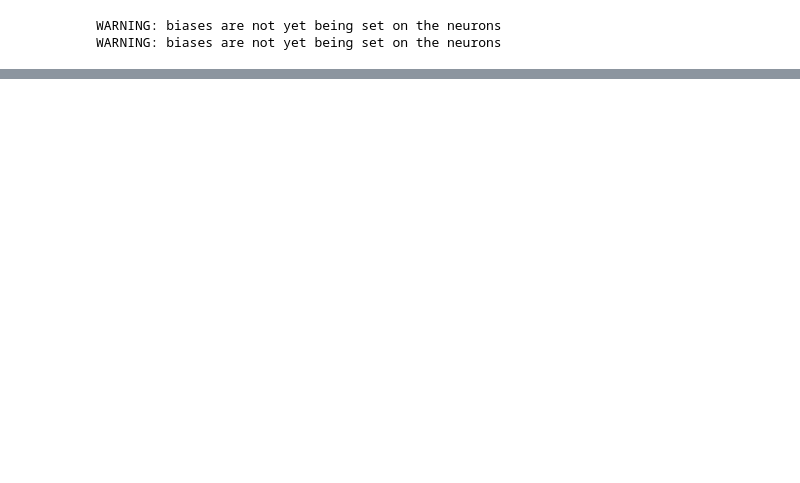
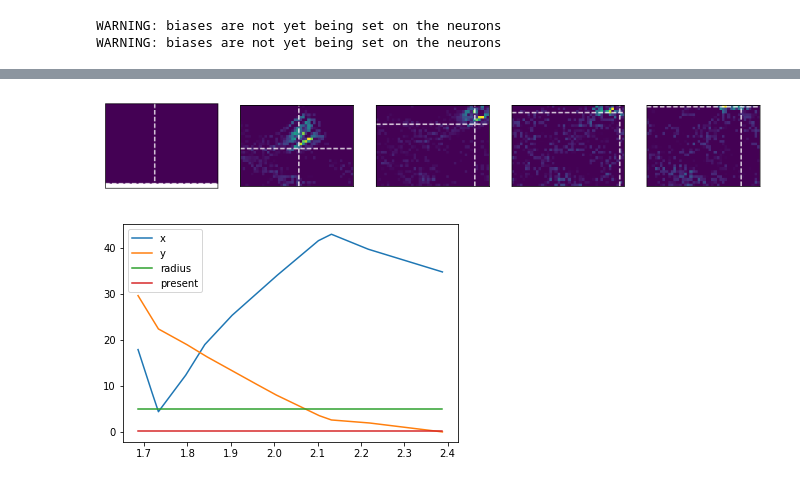
Before and after one commit to tcstewar/davis_tracking, a Jupyter notebook: experiments/nengo_spiking.ipynb, the cells around one changed output, grey strips where cells are left out. Saved outputs shown, nothing was run; the diff lists cells and outputs as text; code cells hidden in the pictures; blank space fills up the shorter version.

```diff
--- a/experiments/nengo_spiking.ipynb
+++ b/experiments/nengo_spiking.ipynb
@@ -178,0 +232,24 @@ if plt:
+# %%
+N = 5
+plt.figure(figsize=(14,8))
+indices = np.linspace(0, len(times)-1, N).astype(int)
+for i, index in enumerate(indices):
+    plt.subplot(1, N, i+1)
+    plt.imshow(data[index].reshape(output_shape))
+    #plt.imshow(images[index])
+    #plt.colorbar()
+    plt.xticks([])
+    plt.yticks([])
+    plt.axhline(targets[index,1], c='w', ls='--')
+    #plt.axhline(images.shape[1]//2, c='k')
+    #plt.axhline(targets[index,1]+images.shape[1]//2, c='w', ls='--')
+    plt.axvline(targets[index,0], c='w', ls='--')
+
+plt.figure()
+plt.plot(times, targets)
+plt.legend(['x', 'y', 'radius', 'present'])
+
+plt.show()
+# %% [output]
+[figure, added]
+[figure, added]
```
Also changed, not shown: parts of 13 cells of this notebook, 3 other files.
